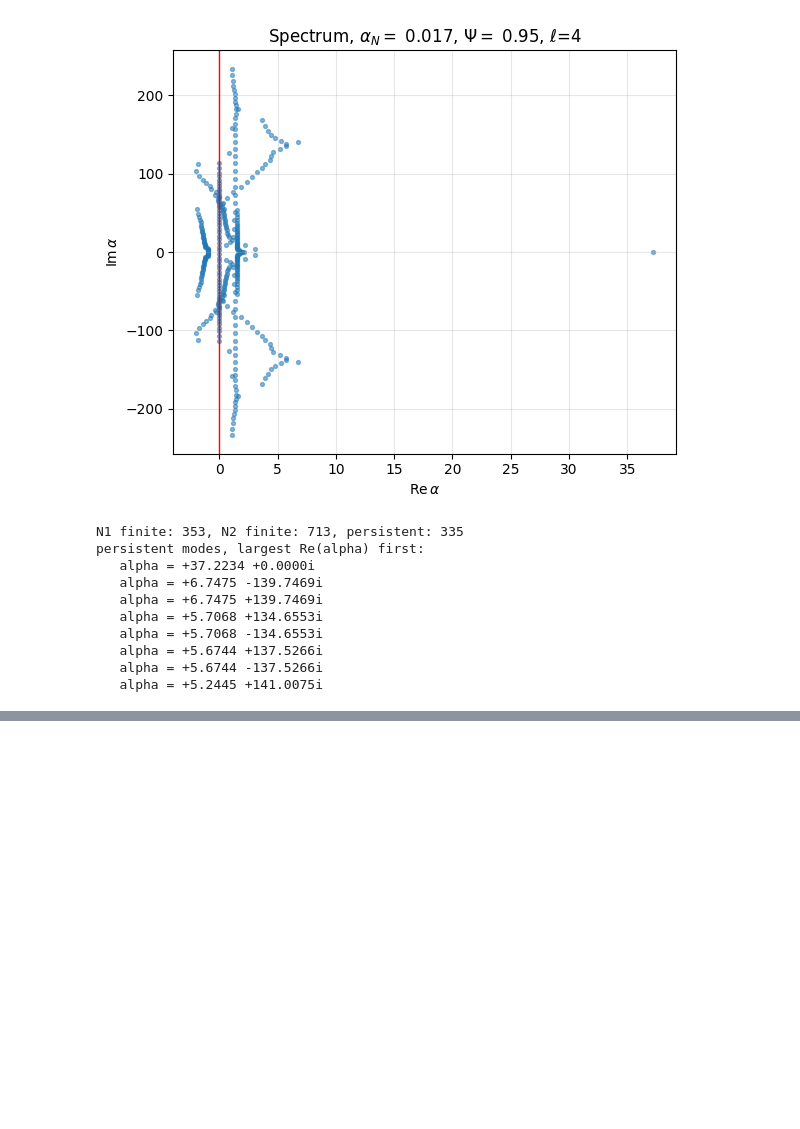
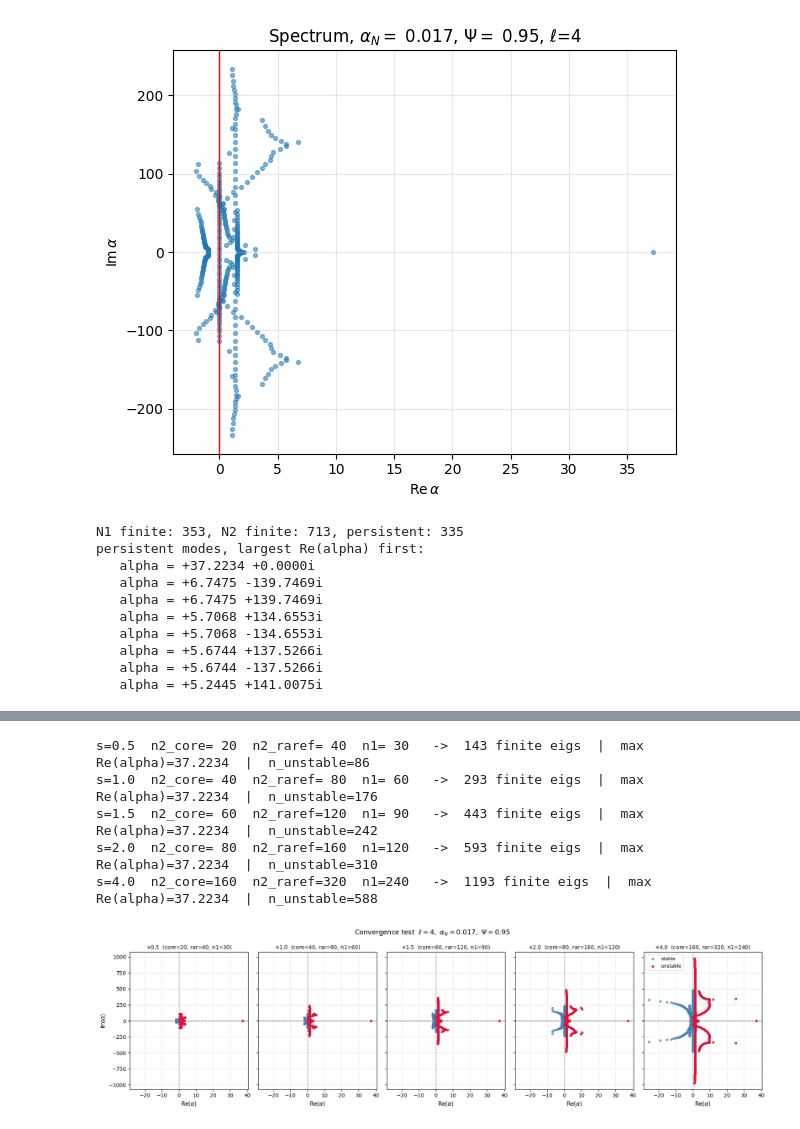
Before and after one commit to charlottemyers/FOPTstability, a Jupyter notebook: stability_solver_hydro.ipynb, the cells around one changed output, grey strips where cells are left out. Saved outputs shown, nothing was run; the diff lists cells and outputs as text; code cells hidden in the pictures; blank space fills up the shorter version.

```diff
--- a/stability_solver_hydro.ipynb
+++ b/stability_solver_hydro.ipynb
@@ -543 +539,69 @@ print(f"  κ_sh = {vec[M1['iksh']].real:+.4f} {vec[M1['iksh']].imag:+.4f}i")
+# %%
+########################################################################
+# Convergence test for the grid resolution
+########################################################################
+
+# ── Convergence sweep — same solver, 4 resolutions ────────────────
+
+CONV_SCALES = [0.5, 1.0, 1.5, 2.0, 4.0]   # multiples of base grid
+ELL_CONV    = ELL_VIZ
+
+grids   = {}
+spectra = {}
+
+for s in CONV_SCALES:
+    nc  = int(40 * s)
+    nr  = int(80 * s)
+    n1  = int(60 * s)
+    M   = build(bg, L=ELL_CONV, n2_core=nc, n2_raref=nr, n1=n1)
+    assert M['filled'].all(), f"s={s}: unfilled rows: {np.where(~M['filled'])[0]}"
+    ev  = solve(M)
+    ev  = ev[np.isfinite(ev)]
+    grids[s]   = (nc, nr, n1)
+    spectra[s] = ev
+    print(f"s={s:.1f}  n2_core={nc:>3d}  n2_raref={nr:>3d}  n1={n1:>3d}  "
+          f" ->  {ev.size} finite eigs  |  "
+          f"max Re(alpha)={ev.real.max():.4f}  |  "
+          f"n_unstable={(ev.real > 0).sum()}")
+
+# ── plot ───────────────────────────────────────────────────────────
+fig, axes = plt.subplots(1, 5, figsize=(18, 5), sharey=True, sharex=True)
+fig.suptitle(
+    rf'Convergence test  $\ell={ELL_CONV},\ \alpha_N={ALN_TEST},\ \Psi={PSI_N_TEST}$',
+    fontsize=13
+)
+
+for ax, s in zip(axes, CONV_SCALES):
+    ev = spectra[s]
+    nc, nr, n1 = grids[s]
+    stable   = ev[ev.real <= 0]
+    unstable = ev[ev.real >  0]
+
+    ax.scatter(stable.real,   stable.imag,   s=14, alpha=0.7,
+               color='steelblue', label='stable',   zorder=3)
+    ax.scatter(unstable.real, unstable.imag, s=14, alpha=0.9,
+               color='crimson',   label='unstable',  zorder=4)
+
+    ax.axvline(0, color='k', lw=0.8, ls='--', alpha=0.5)
+    ax.axhline(0, color='k', lw=0.8, ls='--', alpha=0.5)
+    ax.set_title(
+        f'$\\times${s:.1f}  (core={nc}, rar={nr}, n1={n1})',
+        fontsize=10
+    )
+    ax.set_xlabel(r'Re$(\alpha)$', fontsize=11)
+    ax.grid(alpha=0.3)
+    if ax is axes[0]:
+        ax.set_ylabel(r'Im$(\alpha)$', fontsize=11)
+    if ax is axes[-1]:
+        ax.legend(fontsize=9, loc='upper left')
+
+plt.tight_layout()
+plt.show()
+# %% [output]
+s=0.5  n2_core= 20  n2_raref= 40  n1= 30   ->  143 finite eigs  |  max Re(alpha)=37.2234  |  n_unstable=86
+s=1.0  n2_core= 40  n2_raref= 80  n1= 60   ->  293 finite eigs  |  max Re(alpha)=37.2234  |  n_unstable=176
+s=1.5  n2_core= 60  n2_raref=120  n1= 90   ->  443 finite eigs  |  max Re(alpha)=37.2234  |  n_unstable=242
+s=2.0  n2_core= 80  n2_raref=160  n1=120   ->  593 finite eigs  |  max Re(alpha)=37.2234  |  n_unstable=310
+s=4.0  n2_core=160  n2_raref=320  n1=240   ->  1193 finite eigs  |  max Re(alpha)=37.2234  |  n_unstable=588
+[figure, added]
 # %%
```
Also changed, not shown: parts of 10 cells of this notebook.
